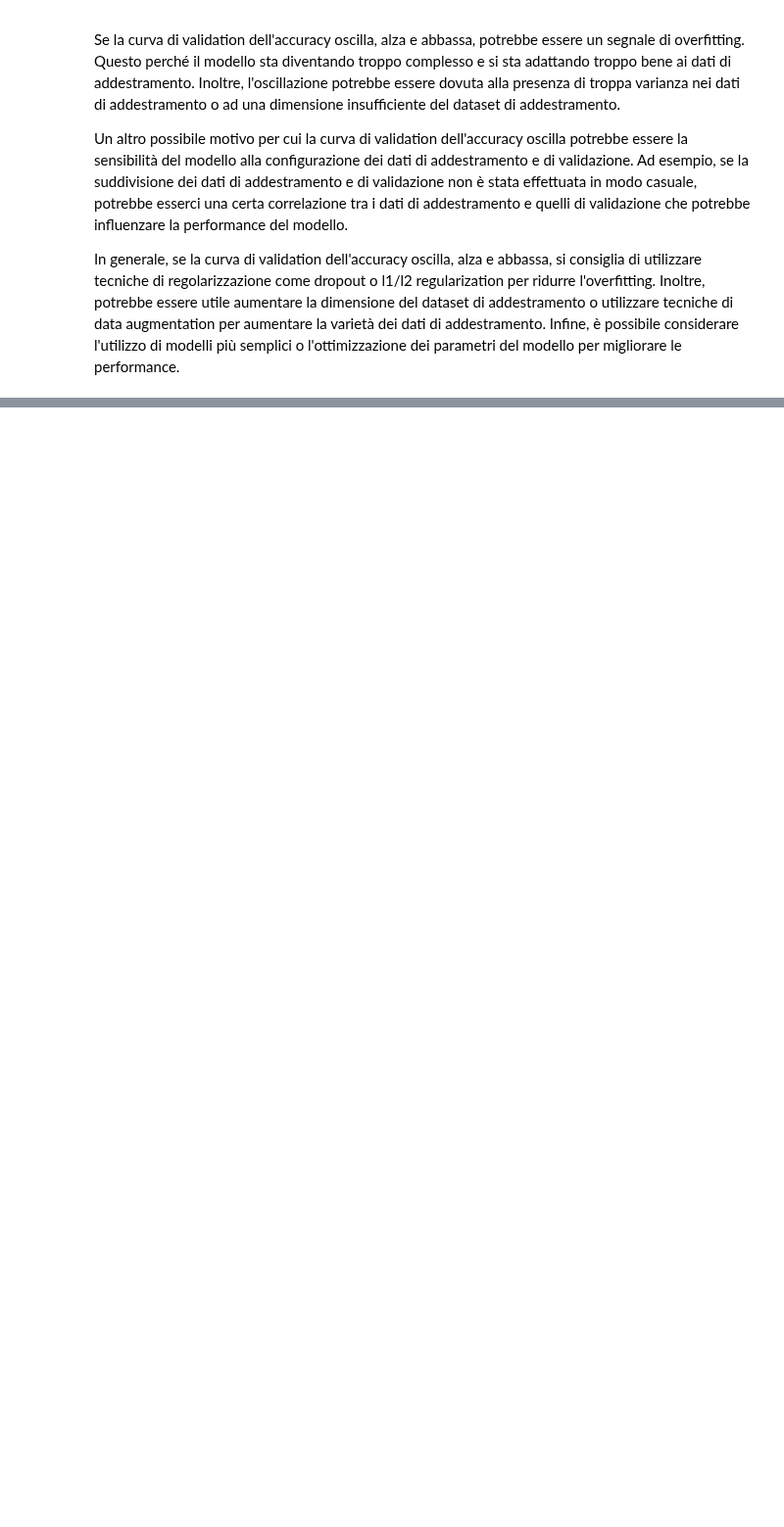
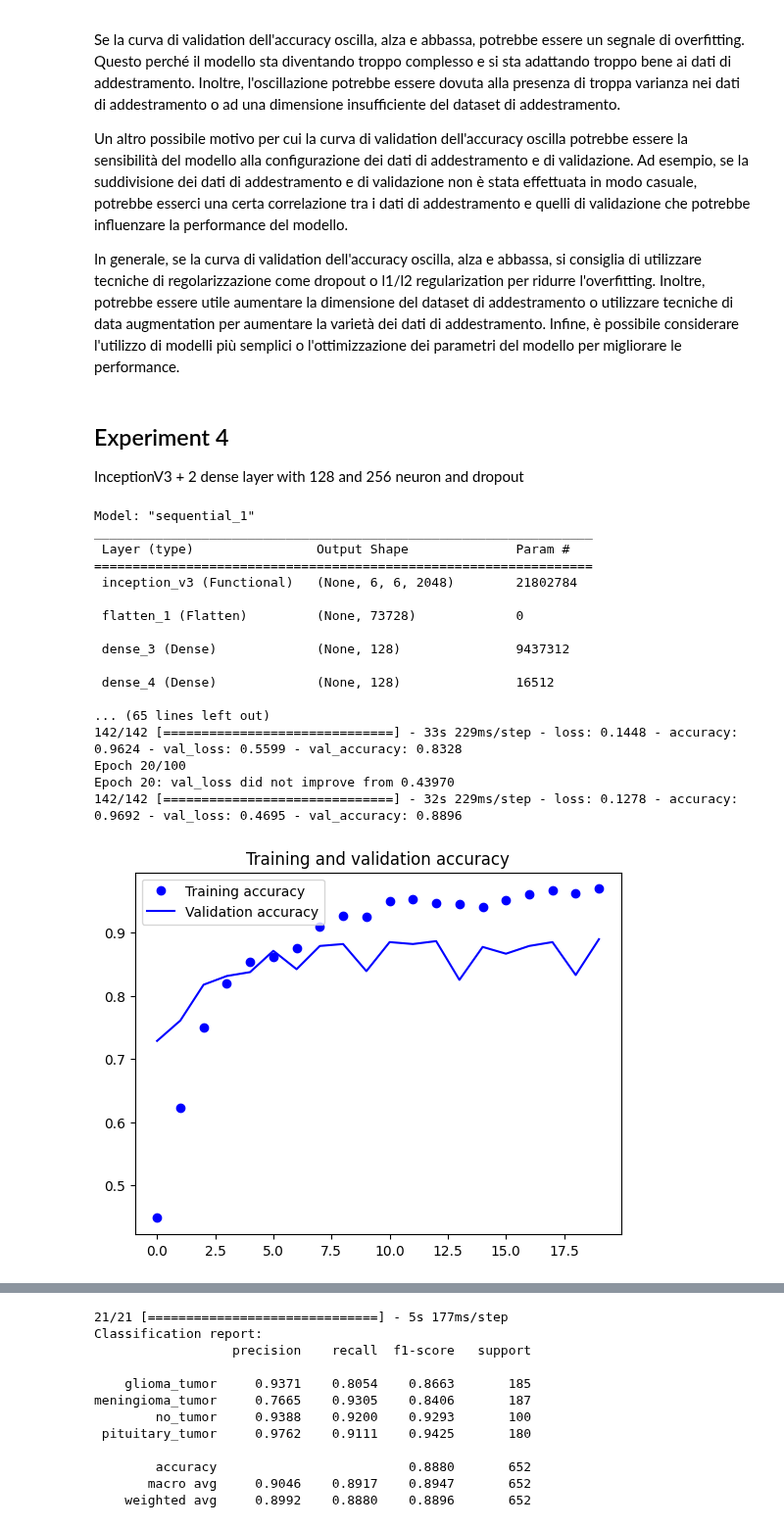
Before and after one commit to mgiorgi13/brain_tumor_classifier, a Jupyter notebook: InceptionV3_pretrained_network.ipynb, the cells around one changed output, grey strips where cells are left out. Shown at 98% size. Cells and saved outputs as stored; diff of their text form; code cells hidden in the pictures; blank space fills up the shorter version.

```diff
--- a/InceptionV3_pretrained_network.ipynb
+++ b/InceptionV3_pretrained_network.ipynb
@@ -444,3 +444,47 @@ Se la curva di validation dell'accuracy oscilla, alza e abbassa, potrebbe essere
 Un altro possibile motivo per cui la curva di validation dell'accuracy oscilla potrebbe essere la sensibilità del modello alla configurazione dei dati di addestramento e di validazione. Ad esempio, se la suddivisione dei dati di addestramento e di validazione non è stata effettuata in modo casuale, potrebbe esserci una certa correlazione tra i dati di addestramento e quelli di validazione che potrebbe influenzare la performance del modello.
 
 In generale, se la curva di validation dell'accuracy oscilla, alza e abbassa, si consiglia di utilizzare tecniche di regolarizzazione come dropout o l1/l2 regularization per ridurre l'overfitting. Inoltre, potrebbe essere utile aumentare la dimensione del dataset di addestramento o utilizzare tecniche di data augmentation per aumentare la varietà dei dati di addestramento. Infine, è possibile considerare l'utilizzo di modelli più semplici o l'ottimizzazione dei parametri del modello per migliorare le performance.
+# %% [markdown]
+## Experiment 4
+InceptionV3 + 2 dense layer with 128 and 256 neuron and dropout
+# %%
+# Aggiungi un nuovo strato fully connected all'ultimo layer di VGG16
+model = Sequential()
+model.add(base_model)
+model.add(Flatten())
+model.add(Dense(128, activation='relu'))
+model.add(Dense(128, activation='relu'))
+model.add(Dropout(0.5))
+model.add(Dense(4, activation='softmax')) #4 classi di output
+
+# Congela i pesi del modello base, così da mantenere l'informazione appresa
+for layer in base_model.layers:
+    layer.trainable = False
+
+# Compila il modello
+compile_model(model)
+
+# Addestra il modello
+run_model(model,"InceptionV3_128_128_drop")
+
+# Evaluate model
+evaluate_model(model,test_generator)
+# %% [output]
+Model: "sequential_1"
+_________________________________________________________________
+ Layer (type)                Output Shape              Param #
+=================================================================
+ inception_v3 (Functional)   (None, 6, 6, 2048)        21802784
+
+ flatten_1 (Flatten)         (None, 73728)             0
+
+ dense_3 (Dense)             (None, 128)               9437312
+
+ dense_4 (Dense)             (None, 128)               16512
+
+... (65 lines left out)
+142/142 [==============================] - 33s 229ms/step - loss: 0.1448 - accuracy: 0.9624 - val_loss: 0.5599 - val_accuracy: 0.8328
+Epoch 20/100
+Epoch 20: val_loss did not improve from 0.43970
+142/142 [==============================] - 32s 229ms/step - loss: 0.1278 - accuracy: 0.9692 - val_loss: 0.4695 - val_accuracy: 0.8896
+[figure, added]
@@ -446,0 +492,12 @@ In generale, se la curva di validation dell'accuracy oscilla, alza e abbassa, si
+21/21 [==============================] - 5s 177ms/step
+Classification report:
+                  precision    recall  f1-score   support
+
+    glioma_tumor     0.9371    0.8054    0.8663       185
+meningioma_tumor     0.7665    0.9305    0.8406       187
+        no_tumor     0.9388    0.9200    0.9293       100
+ pituitary_tumor     0.9762    0.9111    0.9425       180
+
+        accuracy                         0.8880       652
+       macro avg     0.9046    0.8917    0.8947       652
+    weighted avg     0.8992    0.8880    0.8896       652
```
Also changed, not shown: parts of 3 cells of this notebook.
